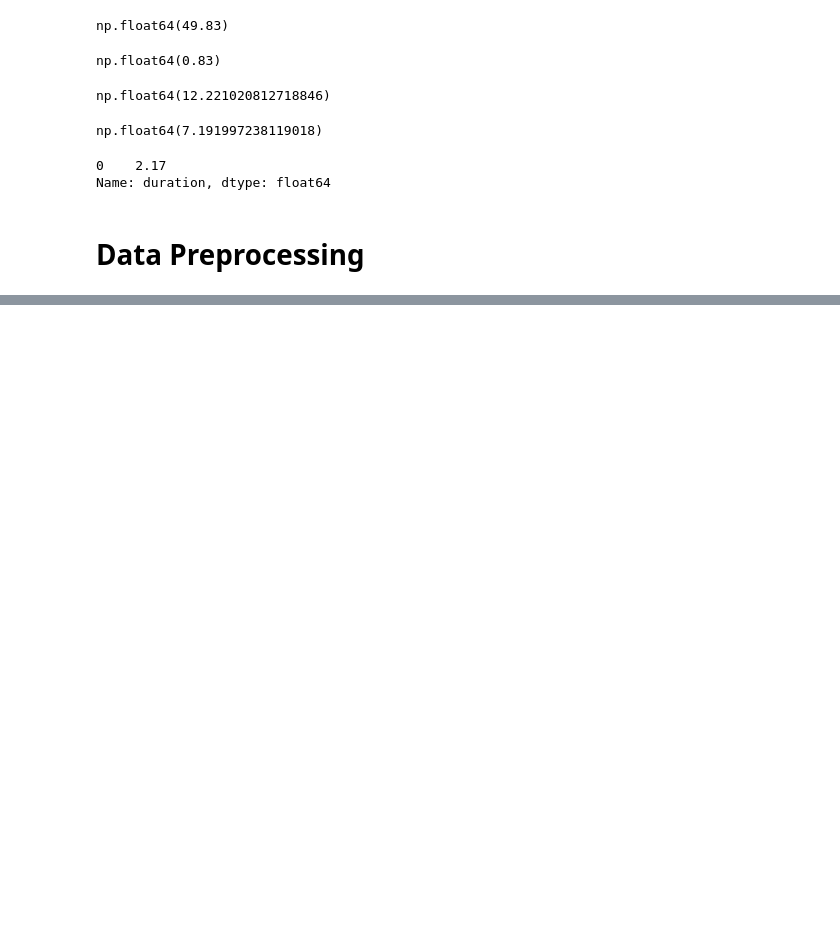
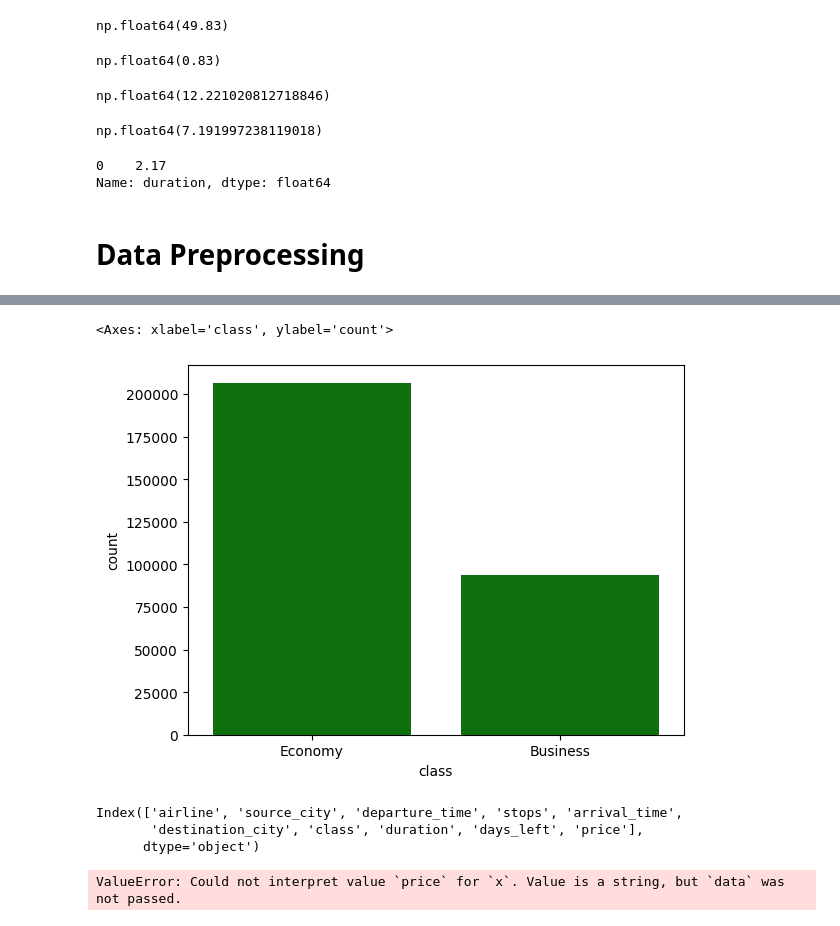
Before and after one commit to INDUDHAR15/data-science-playground, a Jupyter notebook: Python/Flight Price Prediction.ipynb, the cells around one changed output, grey strips where cells are left out. Saved outputs shown, nothing was run; the diff lists cells and outputs as text; code cells hidden in the pictures; blank space fills up the shorter version.

```diff
--- a/Python/Flight Price Prediction.ipynb
+++ b/Python/Flight Price Prediction.ipynb
@@ -360,0 +366,15 @@ Name: class, Length: 300153, dtype: int64
+# %%
+sns.countplot(x = df["class"],legend=['class'], color = "green")
+# %% [output]
+<Axes: xlabel='class', ylabel='count'>
+[figure, added]
+# %%
+df.columns
+# %% [output]
+Index(['airline', 'source_city', 'departure_time', 'stops', 'arrival_time',
+       'destination_city', 'class', 'duration', 'days_left', 'price'],
+      dtype='object')
+# %%
+sns.relplot(x = "price", y = "airline")
+# %% [output]
+ValueError: Could not interpret value `price` for `x`. Value is a string, but `data` was not passed.
```
Also changed, not shown: parts of 23 cells of this notebook.
